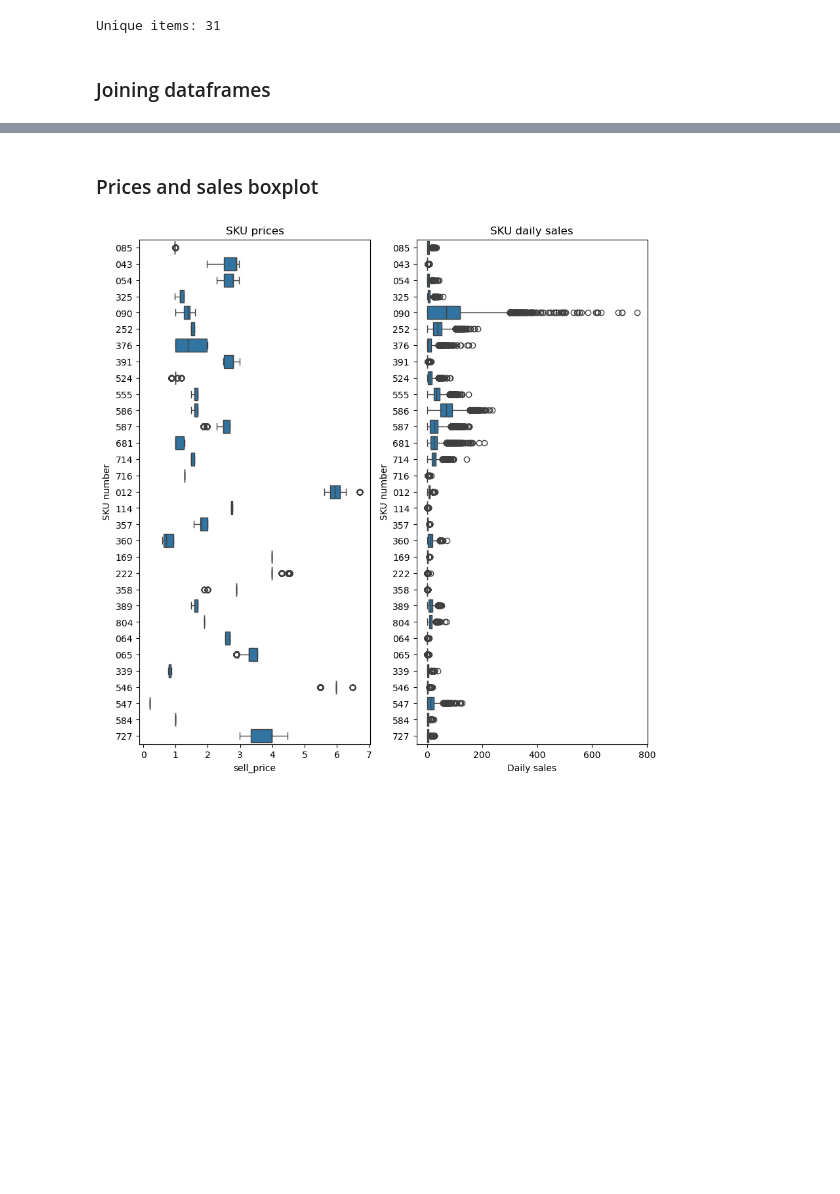
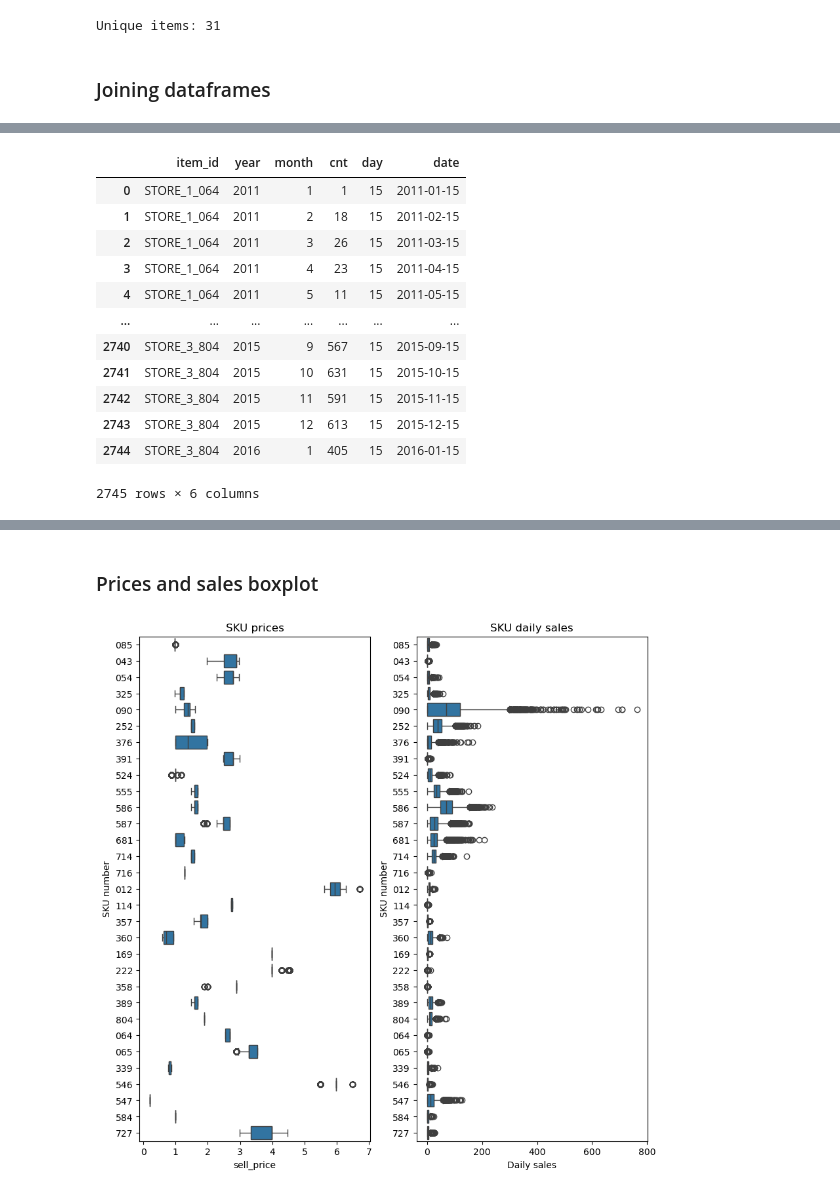
Before and after one commit to zeinovich/forecast-ai, a Jupyter notebook: notebooks/v0.1-zeinovich-firstlook.ipynb, the cells around one changed output, grey strips where cells are left out. Saved outputs shown, nothing was run; the diff lists cells and outputs as text; code cells hidden in the pictures; blank space fills up the shorter version.

```diff
--- a/notebooks/v0.1-zeinovich-firstlook.ipynb
+++ b/notebooks/v0.1-zeinovich-firstlook.ipynb
@@ -101,0 +103,31 @@ main_df
+# %%
+monthly = (
+    main_df[["item_id", "date", "cnt"]]
+    .groupby(
+        [
+            "item_id",
+            main_df["date"].dt.year.rename("year"),
+            main_df["date"].dt.month.rename("month"),
+        ]
+    )
+    .agg("sum").reset_index()
+)
+monthly["day"] = 15
+
+monthly["date"] = pd.to_datetime(monthly[["year", "month", "day"]])
+
+monthly
+# %% [output]
+|  | item_id | year | month | cnt | day | date |
+| 0 | STORE_1_064 | 2011 | 1 | 1 | 15 | 2011-01-15 |
+| 1 | STORE_1_064 | 2011 | 2 | 18 | 15 | 2011-02-15 |
+| 2 | STORE_1_064 | 2011 | 3 | 26 | 15 | 2011-03-15 |
+| 3 | STORE_1_064 | 2011 | 4 | 23 | 15 | 2011-04-15 |
+| 4 | STORE_1_064 | 2011 | 5 | 11 | 15 | 2011-05-15 |
+| ... | ... | ... | ... | ... | ... | ... |
+| 2740 | STORE_3_804 | 2015 | 9 | 567 | 15 | 2015-09-15 |
+| 2741 | STORE_3_804 | 2015 | 10 | 631 | 15 | 2015-10-15 |
+| 2742 | STORE_3_804 | 2015 | 11 | 591 | 15 | 2015-11-15 |
+| 2743 | STORE_3_804 | 2015 | 12 | 613 | 15 | 2015-12-15 |
+| 2744 | STORE_3_804 | 2016 | 1 | 405 | 15 | 2016-01-15 |
+2745 rows × 6 columns
```
Also changed, not shown: parts of 2 cells of this notebook, 8 other files.
